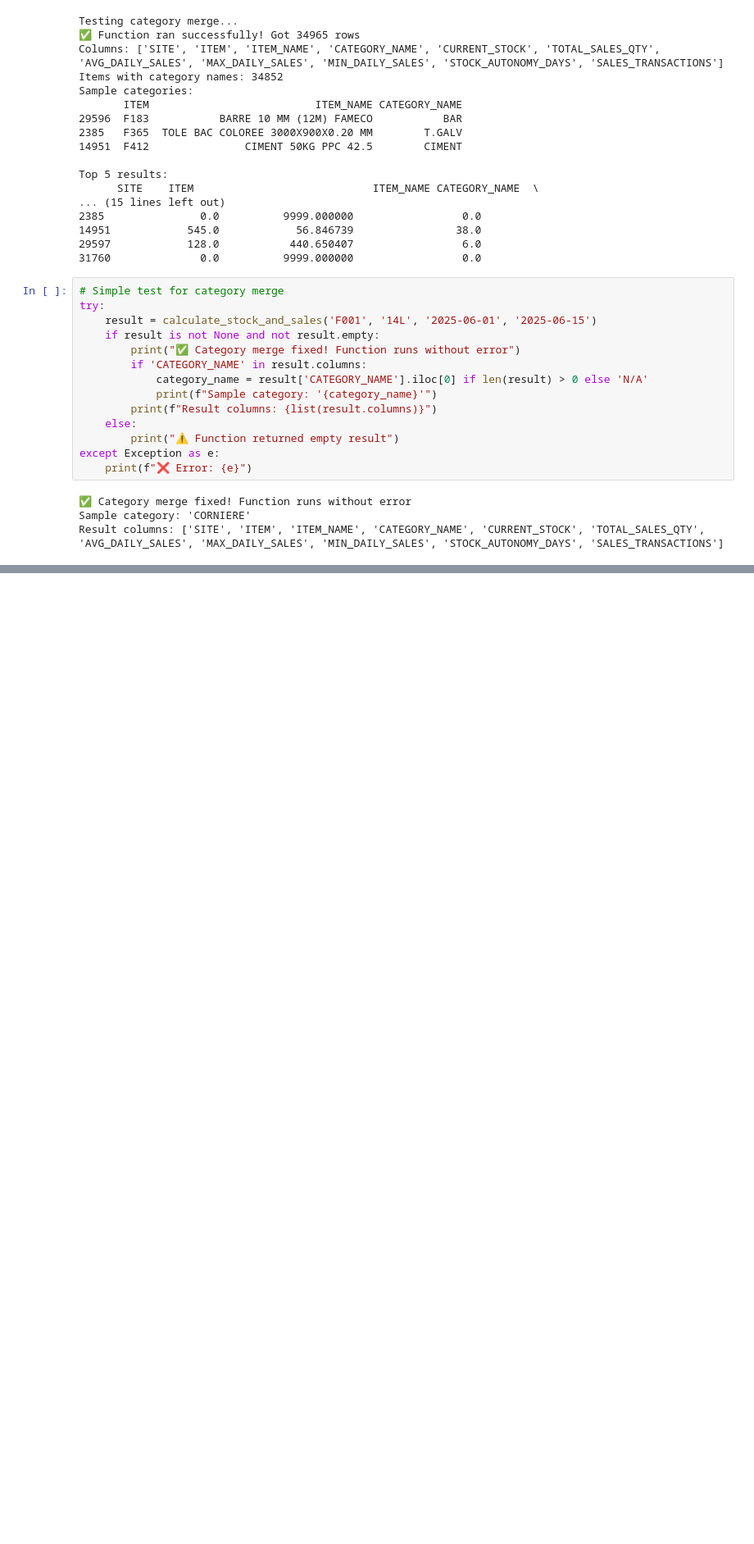
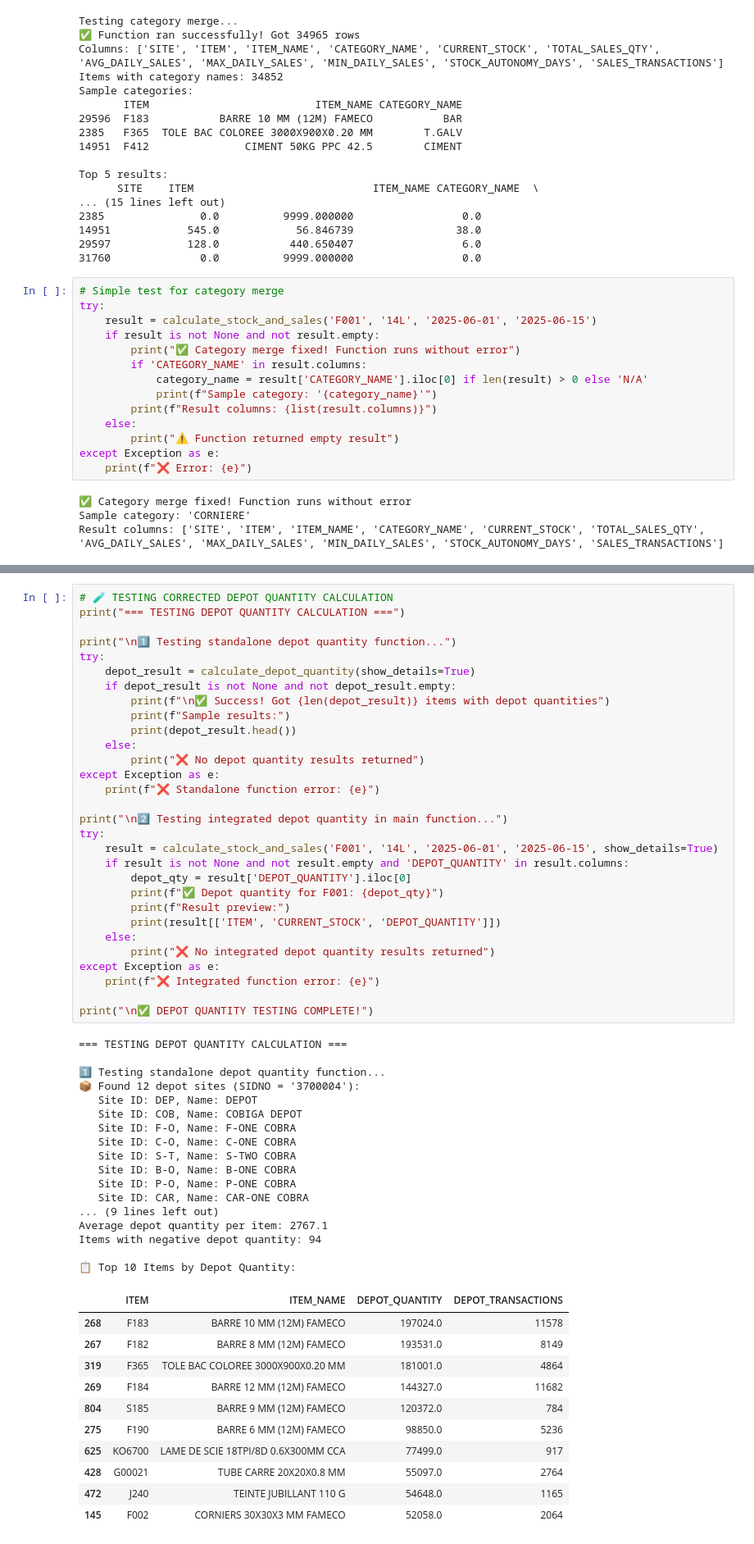
Before and after one commit to aliosayle/dustreports, a Jupyter notebook: dataexploration.ipynb, the cells around one changed output, grey strips where cells are left out. Shown: that part at 82% size. Cells and saved outputs as stored; diff of their text form; blank space fills up the shorter version.

```diff
--- a/dataexploration.ipynb
+++ b/dataexploration.ipynb
@@ -665,0 +1127,59 @@ Result columns: ['SITE', 'ITEM', 'ITEM_NAME', 'CATEGORY_NAME', 'CURRENT_STOCK',
+# %%
+# 🧪 TESTING CORRECTED DEPOT QUANTITY CALCULATION
+print("=== TESTING DEPOT QUANTITY CALCULATION ===")
+
+print("\n1️⃣ Testing standalone depot quantity function...")
+try:
+    depot_result = calculate_depot_quantity(show_details=True)
+    if depot_result is not None and not depot_result.empty:
+        print(f"\n✅ Success! Got {len(depot_result)} items with depot quantities")
+        print(f"Sample results:")
+        print(depot_result.head())
+    else:
+        print("❌ No depot quantity results returned")
+except Exception as e:
+    print(f"❌ Standalone function error: {e}")
+
+print("\n2️⃣ Testing integrated depot quantity in main function...")
+try:
+    result = calculate_stock_and_sales('F001', '14L', '2025-06-01', '2025-06-15', show_details=True)
+    if result is not None and not result.empty and 'DEPOT_QUANTITY' in result.columns:
+        depot_qty = result['DEPOT_QUANTITY'].iloc[0]
+        print(f"✅ Depot quantity for F001: {depot_qty}")
+        print(f"Result preview:")
+        print(result[['ITEM', 'CURRENT_STOCK', 'DEPOT_QUANTITY']])
+    else:
+        print("❌ No integrated depot quantity results returned")
+except Exception as e:
+    print(f"❌ Integrated function error: {e}")
+
+print("\n✅ DEPOT QUANTITY TESTING COMPLETE!")
+# %% [output]
+=== TESTING DEPOT QUANTITY CALCULATION ===
+
+1️⃣ Testing standalone depot quantity function...
+📦 Found 12 depot sites (SIDNO = '3700004'):
+   Site ID: DEP, Name: DEPOT
+   Site ID: COB, Name: COBIGA DEPOT
+   Site ID: F-O, Name: F-ONE COBRA
+   Site ID: C-O, Name: C-ONE COBRA
+   Site ID: S-T, Name: S-TWO COBRA
+   Site ID: B-O, Name: B-ONE COBRA
+   Site ID: P-O, Name: P-ONE COBRA
+   Site ID: CAR, Name: CAR-ONE COBRA
+... (9 lines left out)
+Average depot quantity per item: 2767.1
+Items with negative depot quantity: 94
+
+📋 Top 10 Items by Depot Quantity:
+|  | ITEM | ITEM_NAME | DEPOT_QUANTITY | DEPOT_TRANSACTIONS |
+| 268 | F183 | BARRE 10 MM (12M) FAMECO | 197024.0 | 11578 |
+| 267 | F182 | BARRE 8 MM (12M) FAMECO | 193531.0 | 8149 |
+| 319 | F365 | TOLE BAC COLOREE 3000X900X0.20 MM | 181001.0 | 4864 |
+| 269 | F184 | BARRE 12 MM (12M) FAMECO | 144327.0 | 11682 |
+| 804 | S185 | BARRE 9 MM (12M) FAMECO | 120372.0 | 784 |
+| 275 | F190 | BARRE 6 MM (12M) FAMECO | 98850.0 | 5236 |
+| 625 | KO6700 | LAME DE SCIE 18TPI/8D 0.6X300MM CCA | 77499.0 | 917 |
+| 428 | G00021 | TUBE CARRE 20X20X0.8 MM | 55097.0 | 2764 |
+| 472 | J240 | TEINTE JUBILLANT 110 G | 54648.0 | 1165 |
+| 145 | F002 | CORNIERS 30X30X3 MM FAMECO | 52058.0 | 2064 |
```
Also changed, not shown: parts of 12 cells of this notebook, 6 other files.
